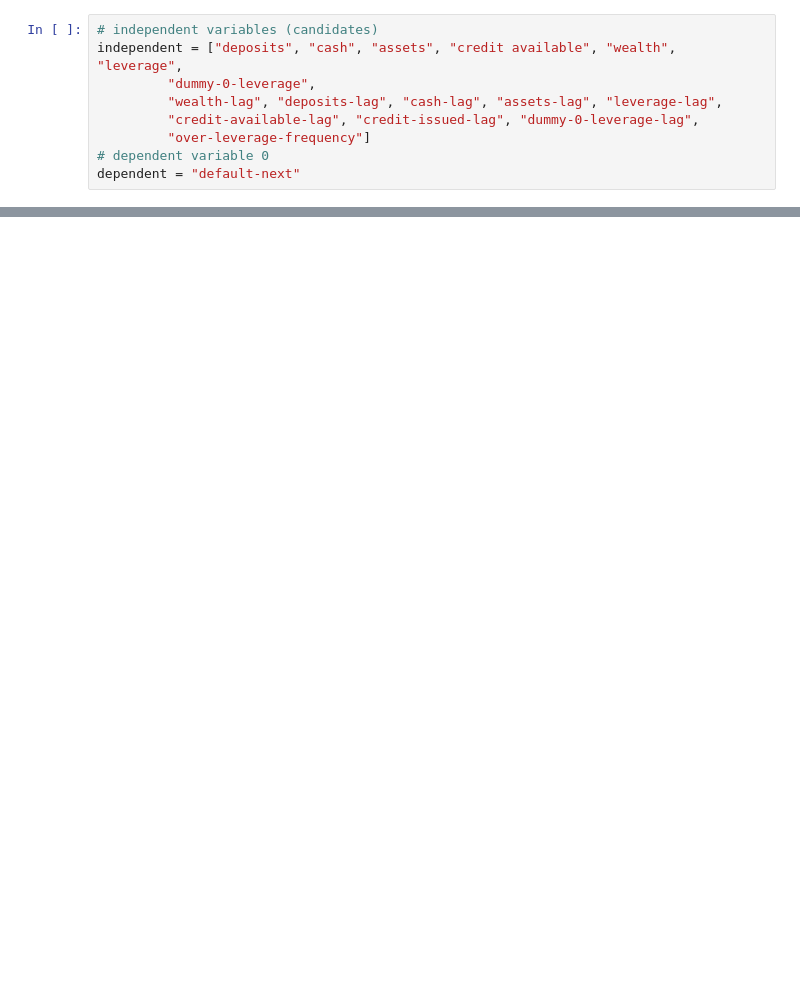
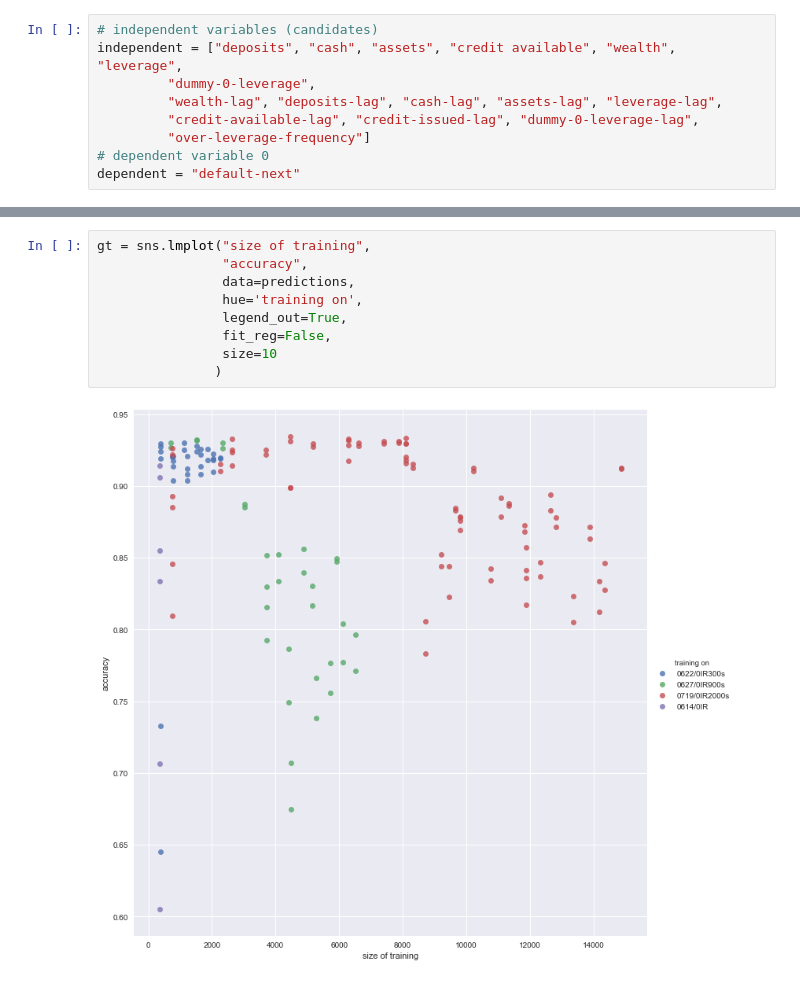
Before and after one commit to ai-xiaihai/FCN_DataAnalysis, a Jupyter notebook: 0IR_debug.ipynb, the cells around one changed output, grey strips where cells are left out. Cells and saved outputs as stored; diff of their text form; blank space fills up the shorter version.

```diff
--- a/0IR_debug.ipynb
+++ b/0IR_debug.ipynb
@@ -119,0 +124,11 @@ for cases in range(500,900,55):
+# %%
+gt = sns.lmplot("size of training",
+                "accuracy",
+                data=predictions,
+                hue='training on',
+                legend_out=True,
+                fit_reg=False,
+                size=10
+               )
+# %% [output]
+[figure, added]
```
Also changed, not shown: parts of 8 cells of this notebook, 1 other file.
